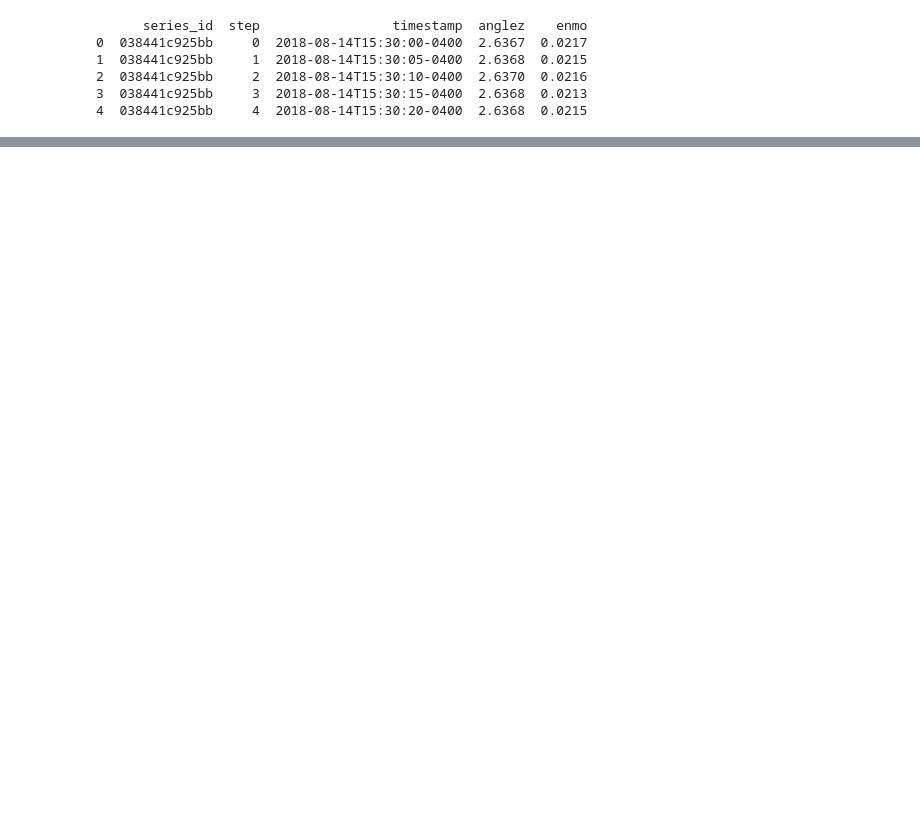
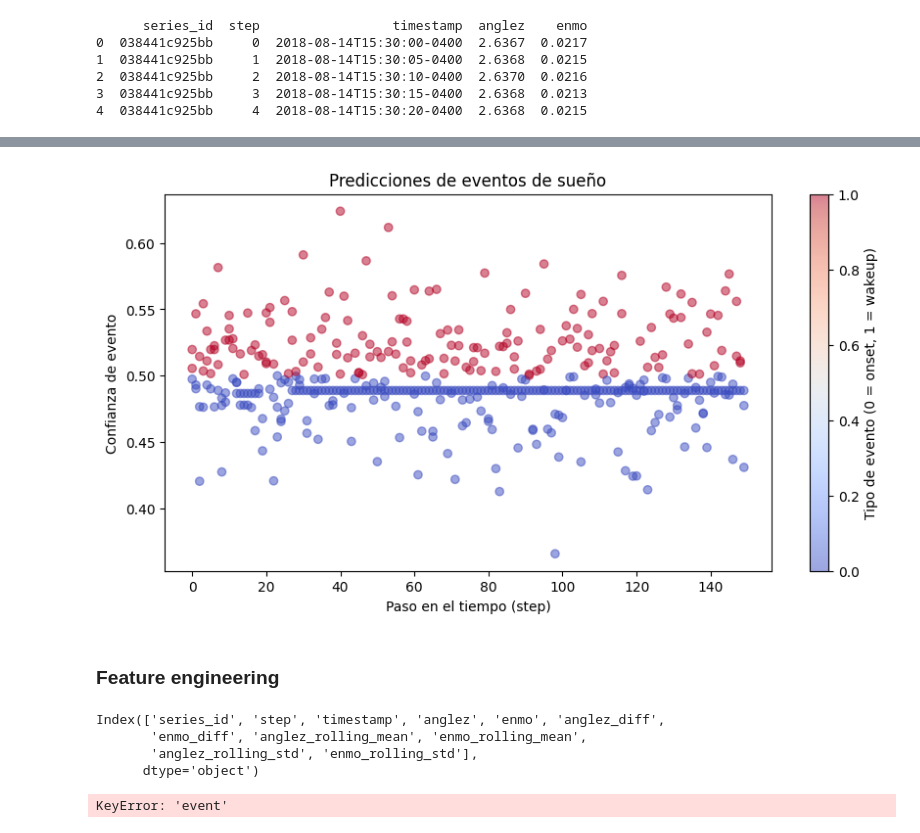
Before and after one commit to LeaMyl/Project_Sleep_States, a Jupyter notebook: code.ipynb, the cells around one changed output, grey strips where cells are left out. Drawn from its saved outputs; the diff is of its cells as text; code cells hidden in the pictures; blank space fills up the shorter version.

Commit message:
Testing random forest (failed)

```diff
--- a/code.ipynb
+++ b/code.ipynb
@@ -70,4 +75,18 @@ df
-# %%
-df = df.sort_values(by=["series_id", "step_x"])
+# %%
+df = df.dropna(subset=["step_y"])
+df = df.drop(columns=["night", "timestamp_x", "timestamp_y"])
+# %%
+from sklearn.model_selection import train_test_split
+from sklearn.preprocessing import LabelEncoder
+
+X = df[["anglez", "enmo"]]
+y = df["event"]
+
+# Convertir "onset" y "wakeup" a valores numéricos (0 y 1)
+encoder = LabelEncoder()
+y = encoder.fit_transform(y)
+
+# Dividir en conjunto de entrenamiento y prueba
+X_train, X_test, y_train, y_test = train_test_split(X, y, test_size=0.2, random_state=42)
 # %%
 from sklearn.ensemble import RandomForestClassifier
@@ -156,0 +115,11 @@ print("Archivo submission.csv guardado.")
+# %%
+test_path = Path(Path.cwd(), 'Data', 'test_series.parquet')
+test_series = pd.read_parquet(test_path)
+X_test = test_series[["anglez", "enmo"]]
+
+# Hacer predicciones
+test_series["event_pred"] = clf.predict(X_test)
+test_series["score"] = clf.predict_proba(X_test)[:, 1]  # Probabilidad de evento
+
+# Convertir números a nombres de eventos
+test_series["event"] = encoder.inverse_transform(test_series["event_pred"])
@@ -156,0 +146,50 @@ print("Archivo submission.csv guardado.")
+# %%
+import matplotlib.pyplot as plt
+
+plt.figure(figsize=(10, 5))
+plt.scatter(test_series["step"], test_series["score"], c=test_series["event_pred"], cmap="coolwarm", alpha=0.5)
+plt.xlabel("Paso en el tiempo (step)")
+plt.ylabel("Confianza de evento")
+plt.title("Predicciones de eventos de sueño")
+plt.colorbar(label="Tipo de evento (0 = onset, 1 = wakeup)")
+plt.show()
+# %% [output]
+[figure, added]
+# %% [markdown]
+### **Feature engineering**
+# %%
+print(train_series.columns)
+# %% [output]
+Index(['series_id', 'step', 'timestamp', 'anglez', 'enmo', 'anglez_diff',
+       'enmo_diff', 'anglez_rolling_mean', 'enmo_rolling_mean',
+       'anglez_rolling_std', 'enmo_rolling_std'],
+      dtype='object')
+# %%
+# Crear nuevas features
+def feature_engineering(df):
+    df["anglez_diff"] = df["anglez"].diff()  # Diferencia entre valores consecutivos
+    df["enmo_diff"] = df["enmo"].diff()
+
+    df["anglez_rolling_mean"] = df["anglez"].rolling(window=10, min_periods=1).mean()
+    df["enmo_rolling_mean"] = df["enmo"].rolling(window=10, min_periods=1).mean()
+
+    df["anglez_rolling_std"] = df["anglez"].rolling(window=10, min_periods=1).std()
+    df["enmo_rolling_std"] = df["enmo"].rolling(window=10, min_periods=1).std()
+
+    df.fillna(0, inplace=True)  # Reemplazar NaN por 0
+    return df
+
+# Aplicar feature engineering al train y test
+train_series = feature_engineering(train_series)
+test_series = feature_engineering(test_series)
+
+# Seleccionar nuevas features
+feature_cols = ["anglez", "enmo", "anglez_diff", "enmo_diff", "anglez_rolling_mean", "enmo_rolling_mean",
+                "anglez_rolling_std", "enmo_rolling_std"]
+
+X_train = train_series[feature_cols]
+y_train = train_series["event"]  # Asegúrate de que esté codificado numéricamente
+
+X_test = test_series[feature_cols]
+# %% [output]
+KeyError: 'event'
```
Also changed, not shown: parts of 17 cells of this notebook, 1 other file.
